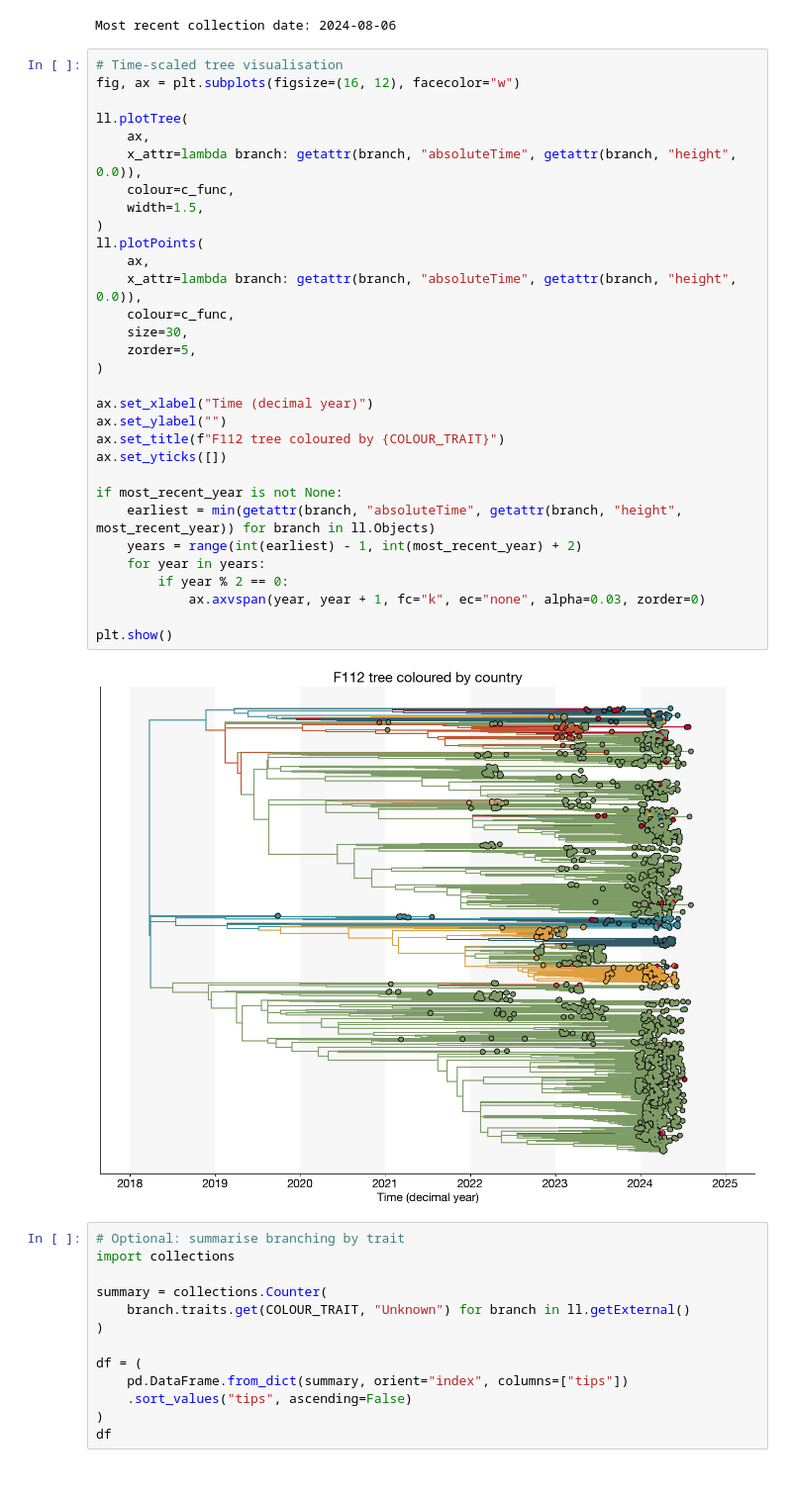
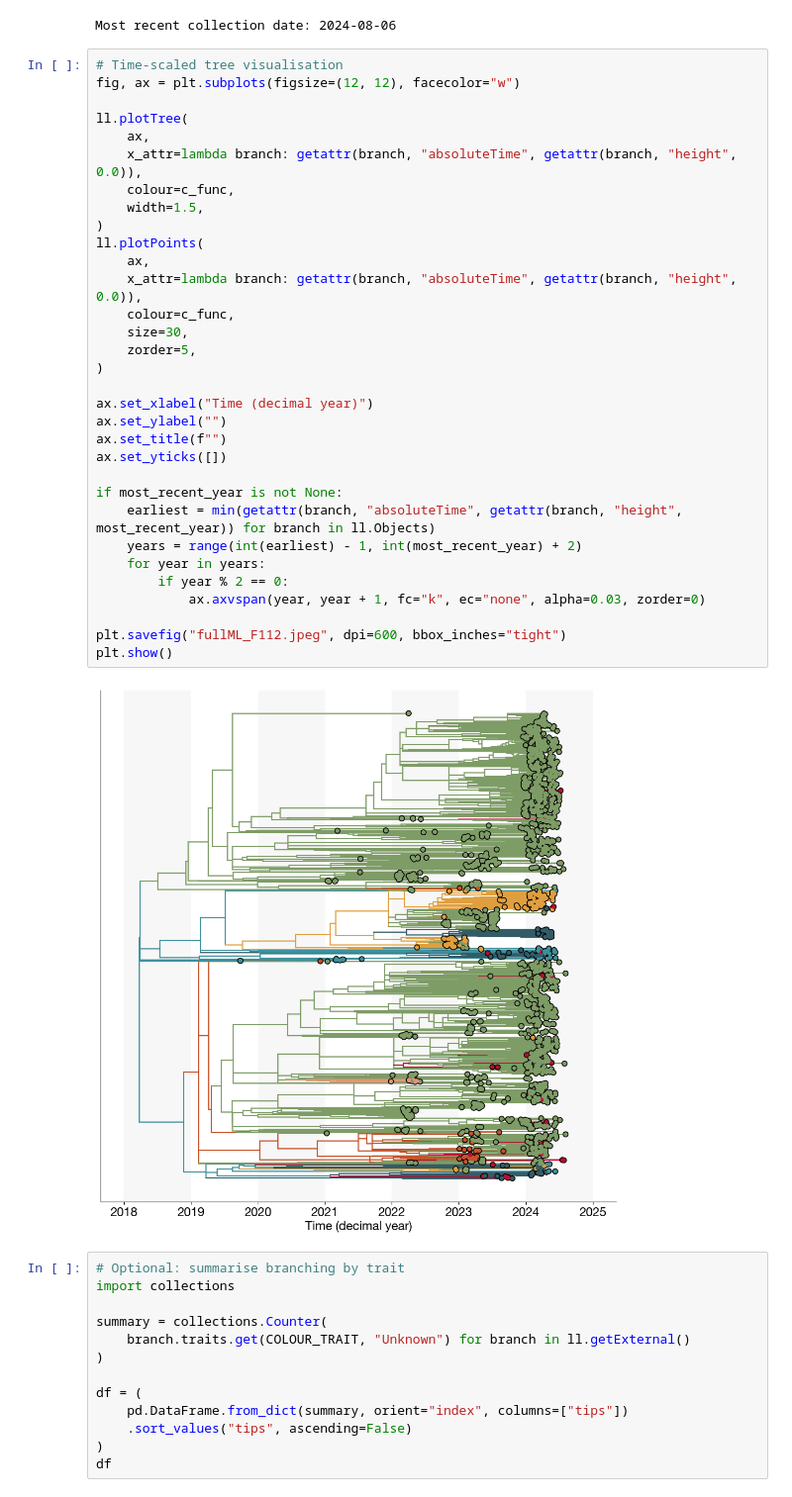
Before and after one commit to RicardoRH96/DENV_Epi, a Jupyter notebook: Scripts/f112_allseqs.ipynb, the cells around one changed output. Shown at 99% size. Drawn from its saved outputs; the diff is of its cells as text.

```diff
--- a/Scripts/f112_allseqs.ipynb
+++ b/Scripts/f112_allseqs.ipynb
@@ -93,37 +95,38 @@ if most_recent_year is not None:
 Most recent collection date: 2024-08-06
 # %%
 # Time-scaled tree visualisation
-fig, ax = plt.subplots(figsize=(16, 12), facecolor="w")
+fig, ax = plt.subplots(figsize=(12, 12), facecolor="w")
 
 ll.plotTree(
     ax,
     x_attr=lambda branch: getattr(branch, "absoluteTime", getattr(branch, "height", 0.0)),
     colour=c_func,
     width=1.5,
 )
 ll.plotPoints(
     ax,
     x_attr=lambda branch: getattr(branch, "absoluteTime", getattr(branch, "height", 0.0)),
     colour=c_func,
     size=30,
     zorder=5,
 )
 
 ax.set_xlabel("Time (decimal year)")
 ax.set_ylabel("")
-ax.set_title(f"F112 tree coloured by {COLOUR_TRAIT}")
+ax.set_title(f"")
 ax.set_yticks([])
 
 if most_recent_year is not None:
     earliest = min(getattr(branch, "absoluteTime", getattr(branch, "height", most_recent_year)) for branch in ll.Objects)
     years = range(int(earliest) - 1, int(most_recent_year) + 2)
     for year in years:
         if year % 2 == 0:
             ax.axvspan(year, year + 1, fc="k", ec="none", alpha=0.03, zorder=0)
 
+plt.savefig("fullML_F112.jpeg", dpi=600, bbox_inches="tight")
 plt.show()
 # %% [output]
-[figure, old version]
+[figure, new version]
 # %%
 # Optional: summarise branching by trait
 import collections
```
Also changed, not shown: parts of 1 cell of this notebook, 3 other files.
